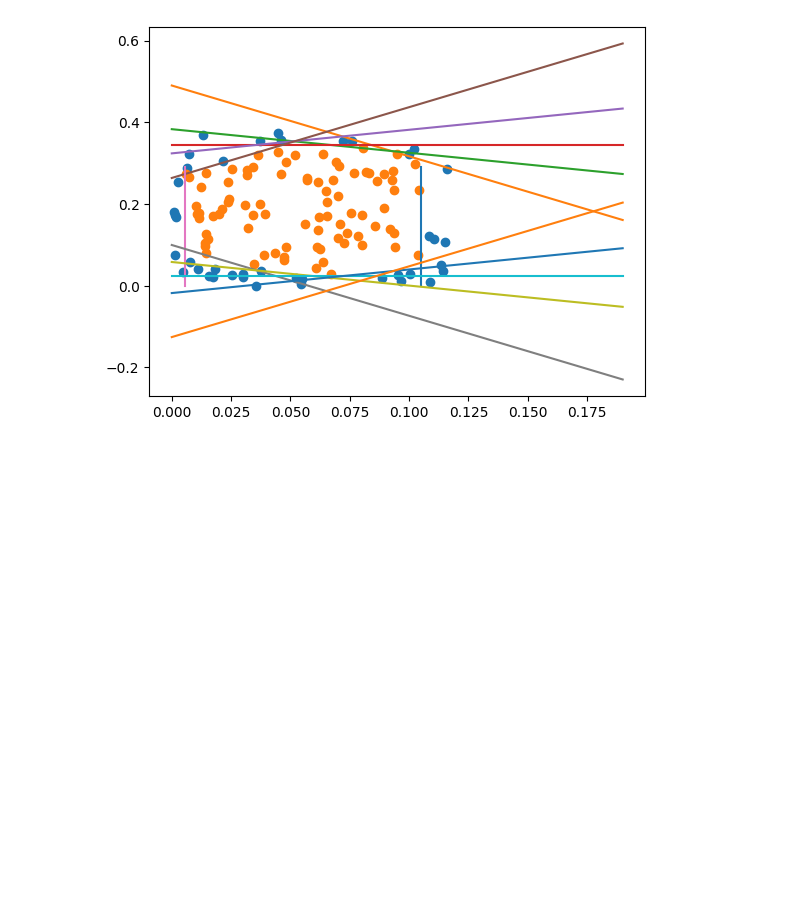
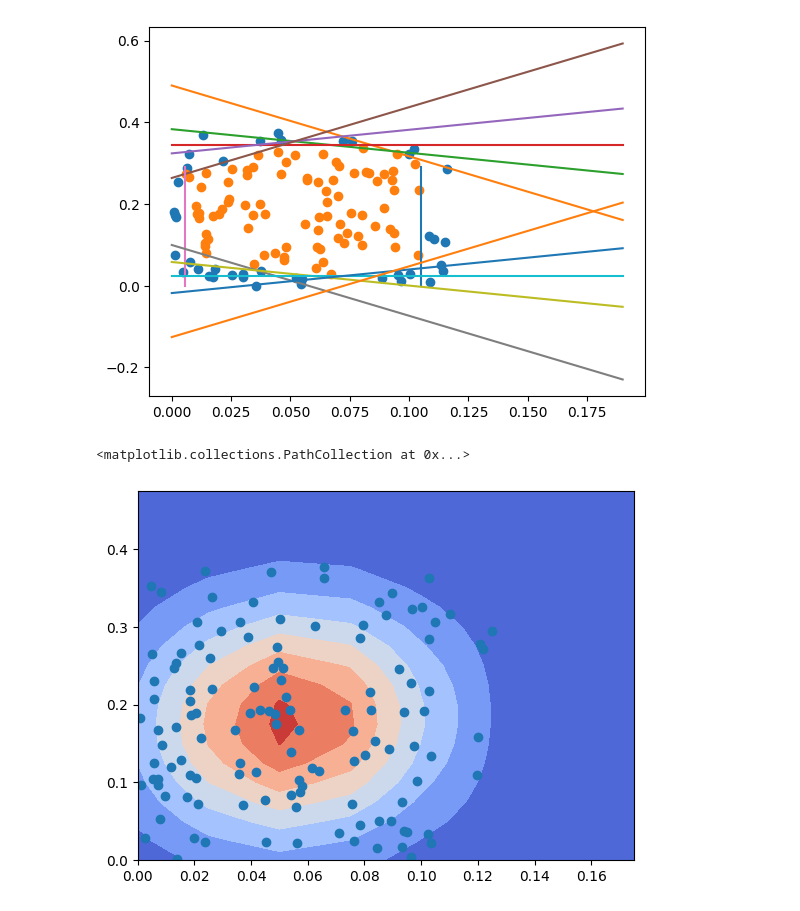
Before and after one commit to yashpatel5400/fusioncp, a Jupyter notebook: testing.ipynb, the cells around one changed output. Cells and saved outputs as stored; diff of their text form; code cells hidden in the pictures; blank space fills up the shorter version.

```diff
--- a/testing.ipynb
+++ b/testing.ipynb
@@ -77,3 +77,18 @@ plt.scatter(test_scores[contained][:,0], test_scores[contained][:,1])
 # %% [output]
 <matplotlib.collections.PathCollection at 0x...>
 [figure]
+# %%
+from scipy.stats import multivariate_normal
+
+mean = np.mean(cal_scores, axis=0)
+cov  = np.cov(cal_scores, rowvar=0)
+
+x, y = np.mgrid[0:.2:.025, 0:.5:.025]
+rv = multivariate_normal(mean, cov)
+data = np.dstack((x, y))
+z = rv.pdf(data)
+plt.contourf(x, y, z, cmap='coolwarm')
+plt.scatter(cal_scores[:,0],cal_scores[:,1])
+# %% [output]
+<matplotlib.collections.PathCollection at 0x...>
+[figure, added]
```
